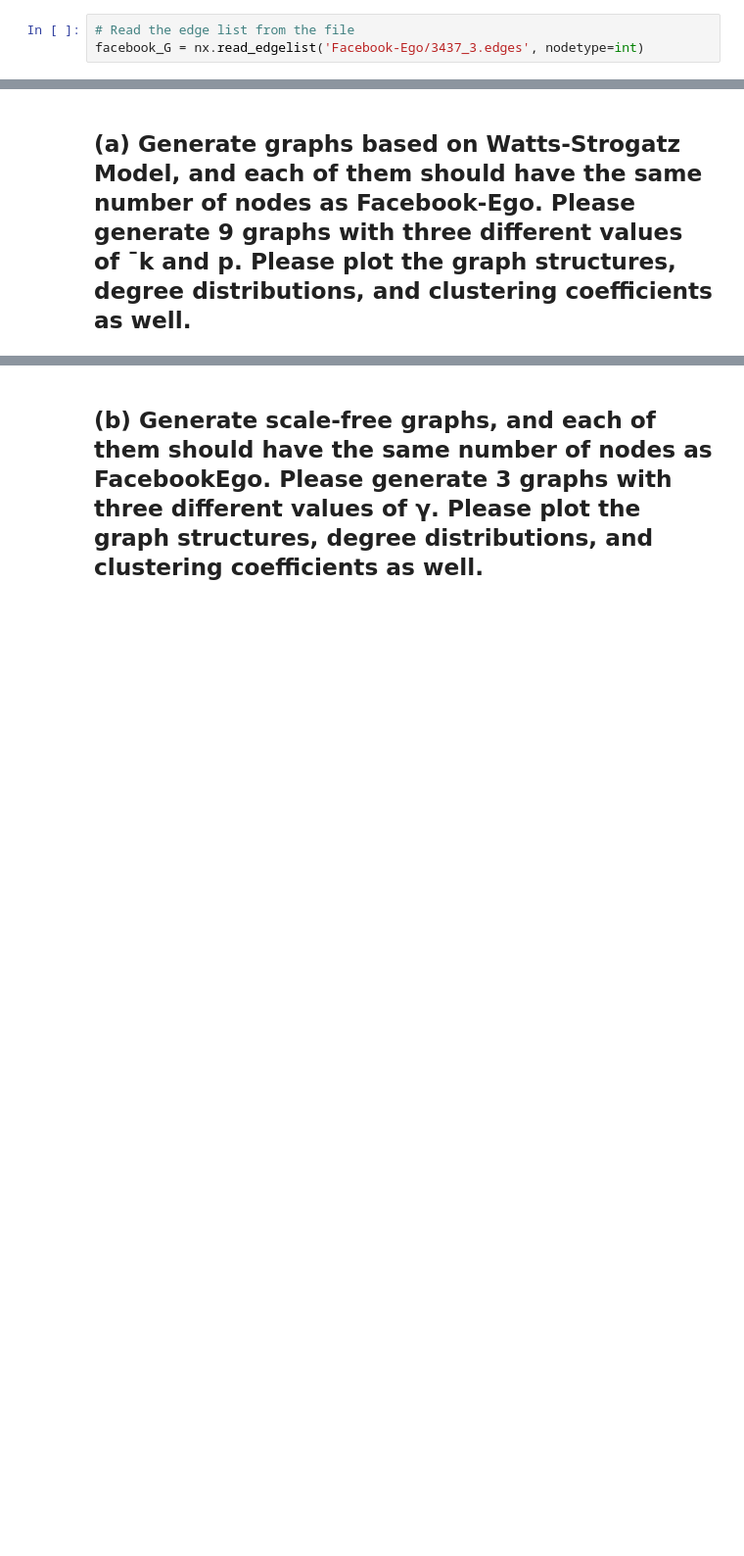
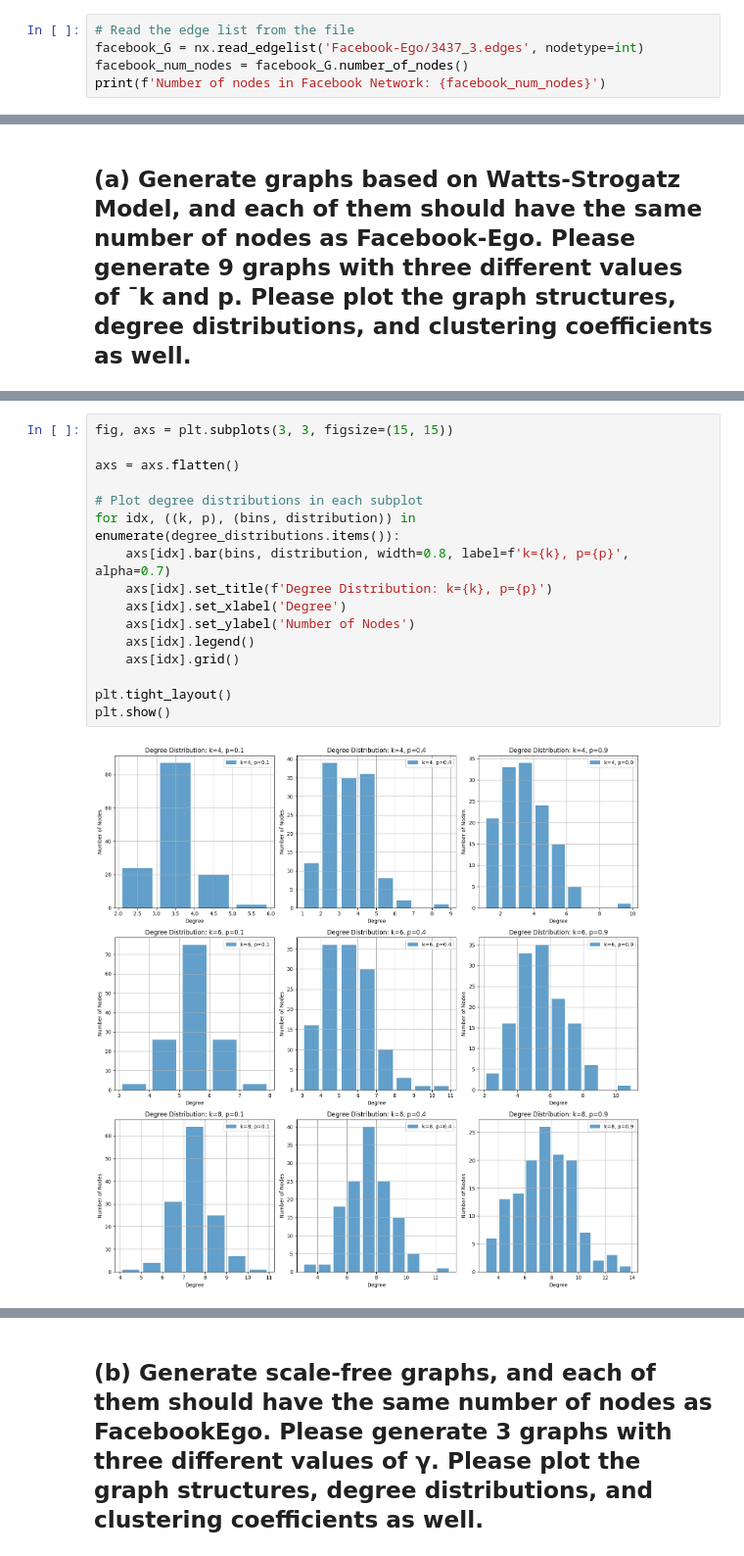
Before and after one commit to pariaighanian/Analysis_of_Complex_Netwroks, a Jupyter notebook: assignment_03.ipynb, the cells around one changed output, grey strips where cells are left out. Shown at 98% size. Drawn from its saved outputs; the diff is of its cells as text; blank space fills up the shorter version.

```diff
--- a/assignment_03.ipynb
+++ b/assignment_03.ipynb
@@ -11,3 +11,5 @@ import random
 # %%
 # Read the edge list from the file
 facebook_G = nx.read_edgelist('Facebook-Ego/3437_3.edges', nodetype=int)
+facebook_num_nodes = facebook_G.number_of_nodes()
+print(f'Number of nodes in Facebook Network: {facebook_num_nodes}')
@@ -71,0 +57,18 @@ plt.show()
+# %%
+fig, axs = plt.subplots(3, 3, figsize=(15, 15))
+
+axs = axs.flatten()
+
+# Plot degree distributions in each subplot
+for idx, ((k, p), (bins, distribution)) in enumerate(degree_distributions.items()):
+    axs[idx].bar(bins, distribution, width=0.8, label=f'k={k}, p={p}', alpha=0.7)
+    axs[idx].set_title(f'Degree Distribution: k={k}, p={p}')
+    axs[idx].set_xlabel('Degree')
+    axs[idx].set_ylabel('Number of Nodes')
+    axs[idx].legend()
+    axs[idx].grid()
+
+plt.tight_layout()
+plt.show()
+# %% [output]
+[figure, added]
```
Also changed, not shown: parts of 11 cells of this notebook.
